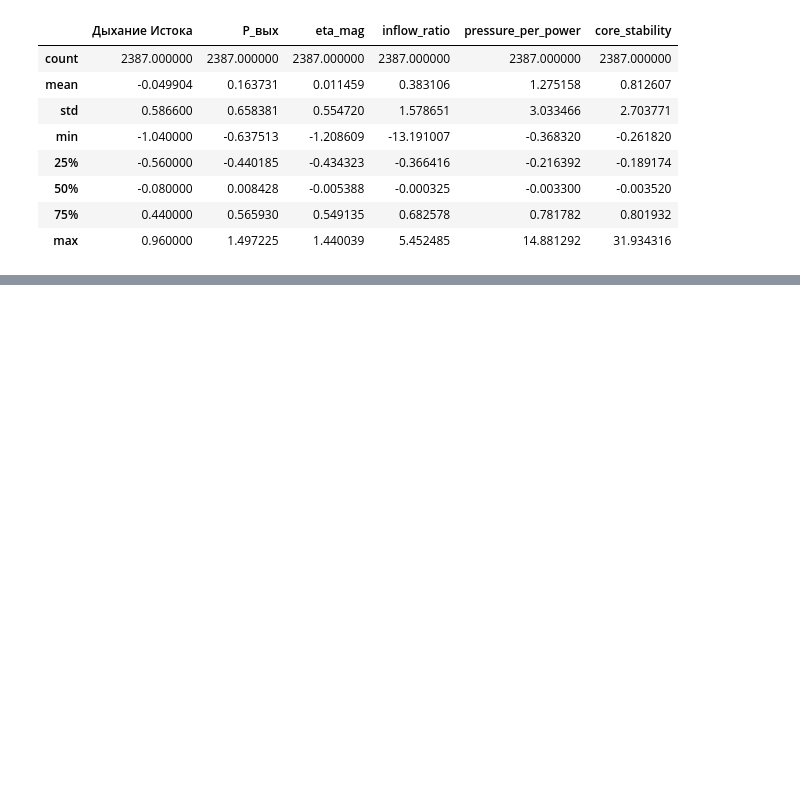
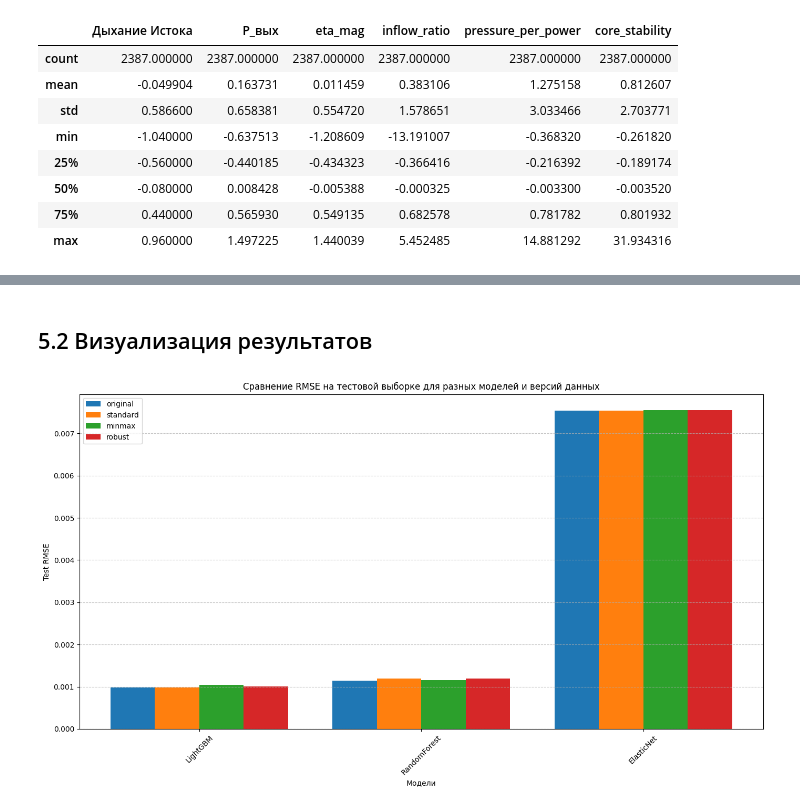
Before and after one commit to smnk-1/data-practicum, a Jupyter notebook: main.ipynb, the cells around one changed output, grey strips where cells are left out. Drawn from its saved outputs; the diff is of its cells as text; code cells hidden in the pictures; blank space fills up the shorter version.

Commit message:
feat: academic style and model fitting

```diff
--- a/data_preprocessing.ipynb
+++ b/main.ipynb
@@ -1073,0 +1387,23 @@ y_test.to_csv('data/y_test_original.csv', index=False)
+# %%
+summary_table = []
+for data_name, models in results.items():
+    for model_name, metrics in models.items():
+        summary_table.append({
+            'Data Version': data_name,
+            'Model': model_name,
+            'Train RMSE': metrics['train_metrics']['RMSE'],
+            'Test RMSE': metrics['test_metrics']['RMSE'],
+            'Train MAE': metrics['train_metrics']['MAE'],
+            'Test MAE': metrics['test_metrics']['MAE'],
+            'Train R²': metrics['train_metrics']['R²'],
+            'Test R²': metrics['test_metrics']['R²'],
+            'Train MAPE': metrics['train_metrics']['MAPE'],
+            'Test MAPE': metrics['test_metrics']['MAPE'],
+            'Training Time (s)': metrics['training_time']
+        })
+
+summary_df = pd.DataFrame(summary_table)
+summary_df = summary_df.sort_values(by='Test RMSE')
+
+print("\nСводная таблица результатов:")
+print(summary_df.to_string(index=False))
@@ -1073,0 +1441,23 @@ y_test.to_csv('data/y_test_original.csv', index=False)
+# %% [markdown]
+## 5.2 Визуализация результатов
+# %%
+plt.figure(figsize=(14, 8))
+models = summary_df['Model'].unique()
+x = np.arange(len(models))
+width = 0.2
+
+for i, data_version in enumerate(['original', 'standard', 'minmax', 'robust']):
+    subset = summary_df[summary_df['Data Version'] == data_version]
+    subset = subset.set_index('Model').reindex(models)
+    plt.bar(x + i*width, subset['Test RMSE'], width, label=data_version)
+
+plt.xlabel('Модели')
+plt.ylabel('Test RMSE')
+plt.title('Сравнение RMSE на тестовой выборке для разных моделей и версий данных')
+plt.xticks(x + 1.5*width, models, rotation=45)
+plt.legend()
+plt.grid(axis='y', linestyle='--', alpha=0.7)
+plt.tight_layout()
+plt.show()
+# %% [output]
+[figure, added]
```
Also changed, not shown: parts of 97 cells of this notebook.
